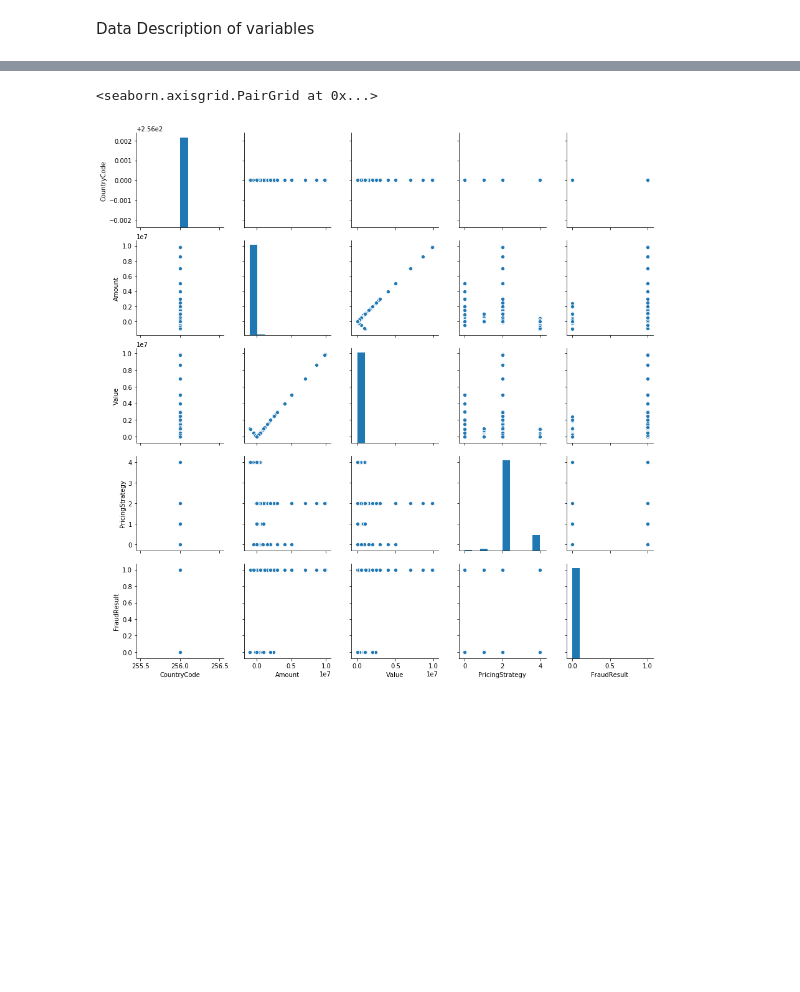
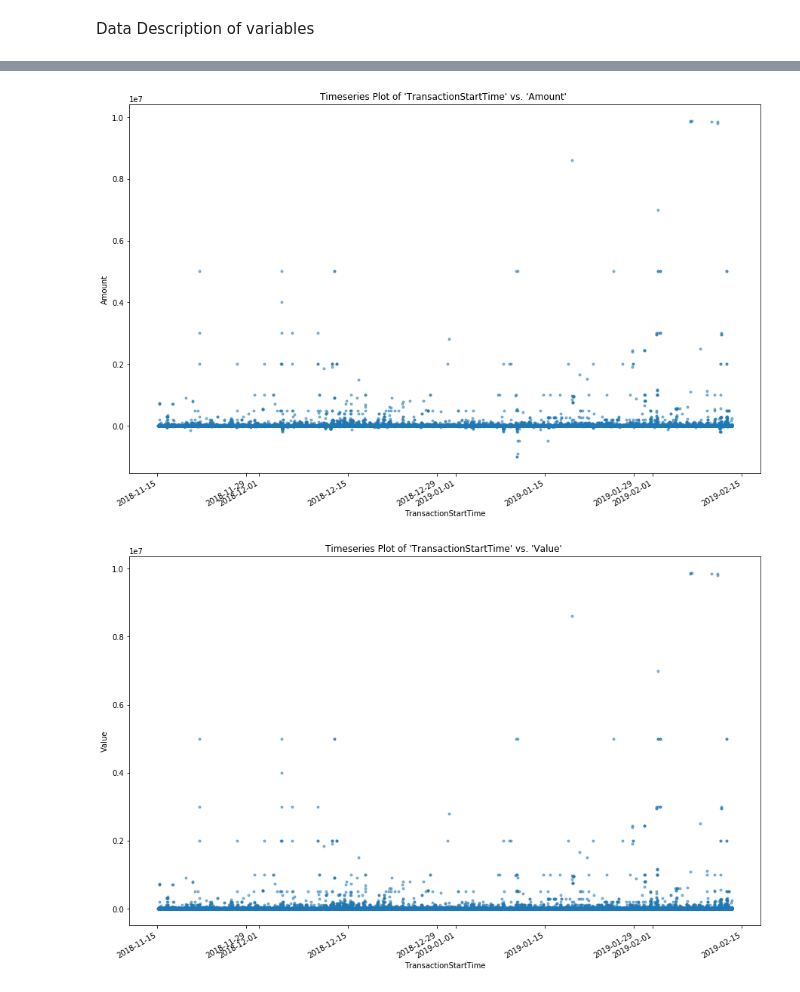
Before and after one commit to risenW/datasist, a Jupyter notebook: visualz/visualz/xente challenge.ipynb, the cells around one changed output, grey strips where cells are left out. Saved outputs shown, nothing was run; the diff lists cells and outputs as text; code cells hidden in the pictures; blank space fills up the shorter version.

Commit message:
Add num_to_time function that plots numerical features to time index

```diff
--- a/visualz/visualz/xente challenge.ipynb
+++ b/visualz/visualz/xente challenge.ipynb
@@ -68,5 +19,5 @@ st.scatter_num_2_num_feat(train_data, target='Amount', separate_by='FraudResult'
-# %%
-sns.p(train_data)
-# %% [output]
-<seaborn.axisgrid.PairGrid at 0x...>
-[figure, removed]
+# %%
+ts.num_to_time(train_data, num_features=['Amount', 'Value'], time_col='TransactionStartTime', subplots=False, save_fig=True)
+# %% [output]
+[figure, added]
+[figure, added]
```
Also changed, not shown: parts of 9 cells of this notebook, 1 other file.
